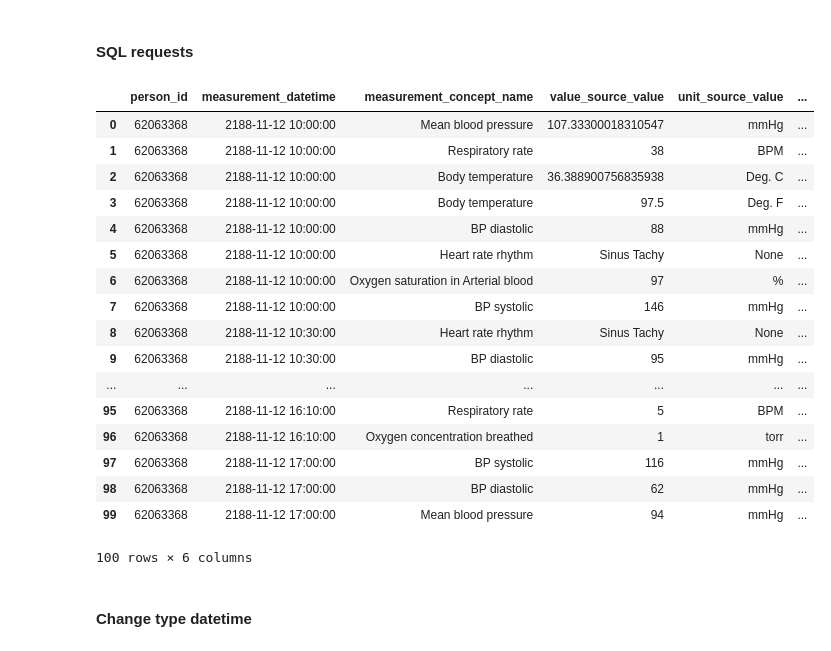
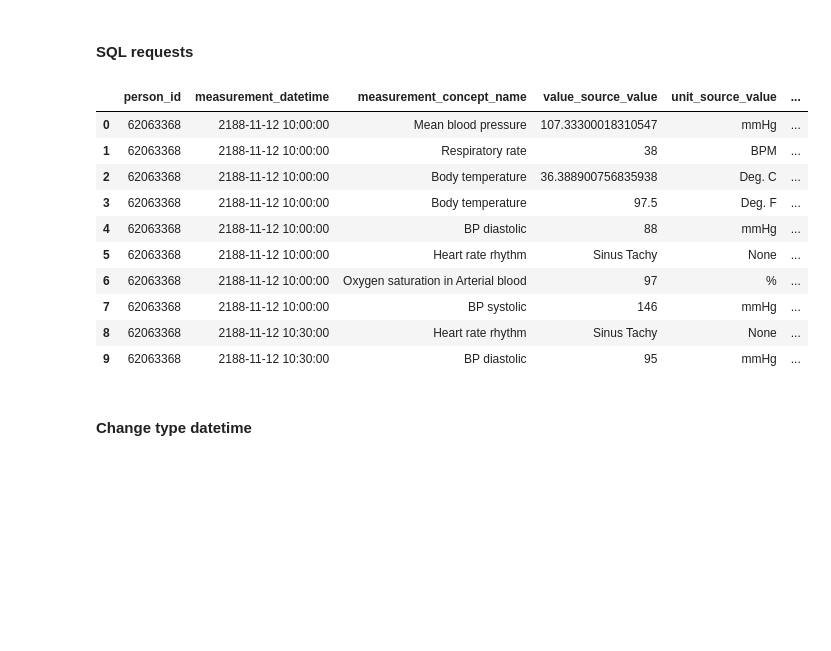
Before and after one commit to dataforgoodfr/batch4_diafoirus_fleming, a Jupyter notebook: omop_create dataset.ipynb, the cells around one changed output. Cells and saved outputs as stored; diff of their text form; code cells hidden in the pictures; blank space fills up the shorter version.

```diff
--- a/omop_create dataset.ipynb
+++ b/omop_create dataset.ipynb
@@ -278,26 +264,19 @@ order by measurement_datetime
 
 measures = pd.read_sql_query(query, conn)
 # %%
-measures.iloc[:100]
+measures.iloc[:10]
 # %% [output]
 |  | person_id | measurement_datetime | measurement_concept_name | value_source_value | unit_source_value | ... |
 | 0 | 62063368 | 2188-11-12 10:00:00 | Mean blood pressure | 107.33300018310547 | mmHg | ... |
 | 1 | 62063368 | 2188-11-12 10:00:00 | Respiratory rate | 38 | BPM | ... |
 | 2 | 62063368 | 2188-11-12 10:00:00 | Body temperature | 36.388900756835938 | Deg. C | ... |
 | 3 | 62063368 | 2188-11-12 10:00:00 | Body temperature | 97.5 | Deg. F | ... |
 | 4 | 62063368 | 2188-11-12 10:00:00 | BP diastolic | 88 | mmHg | ... |
 | 5 | 62063368 | 2188-11-12 10:00:00 | Heart rate rhythm | Sinus Tachy | None | ... |
 | 6 | 62063368 | 2188-11-12 10:00:00 | Oxygen saturation in Arterial blood | 97 | % | ... |
 | 7 | 62063368 | 2188-11-12 10:00:00 | BP systolic | 146 | mmHg | ... |
 | 8 | 62063368 | 2188-11-12 10:30:00 | Heart rate rhythm | Sinus Tachy | None | ... |
 | 9 | 62063368 | 2188-11-12 10:30:00 | BP diastolic | 95 | mmHg | ... |
-| ... | ... | ... | ... | ... | ... | ... |
-| 95 | 62063368 | 2188-11-12 16:10:00 | Respiratory rate | 5 | BPM | ... |
-| 96 | 62063368 | 2188-11-12 16:10:00 | Oxygen concentration breathed | 1 | torr | ... |
-| 97 | 62063368 | 2188-11-12 17:00:00 | BP systolic | 116 | mmHg | ... |
-| 98 | 62063368 | 2188-11-12 17:00:00 | BP diastolic | 62 | mmHg | ... |
-| 99 | 62063368 | 2188-11-12 17:00:00 | Mean blood pressure | 94 | mmHg | ... |
-100 rows × 6 columns
 # %% [markdown]
 #### Change type datetime
 # %%
```
Also changed, not shown: parts of 7 cells of this notebook.
